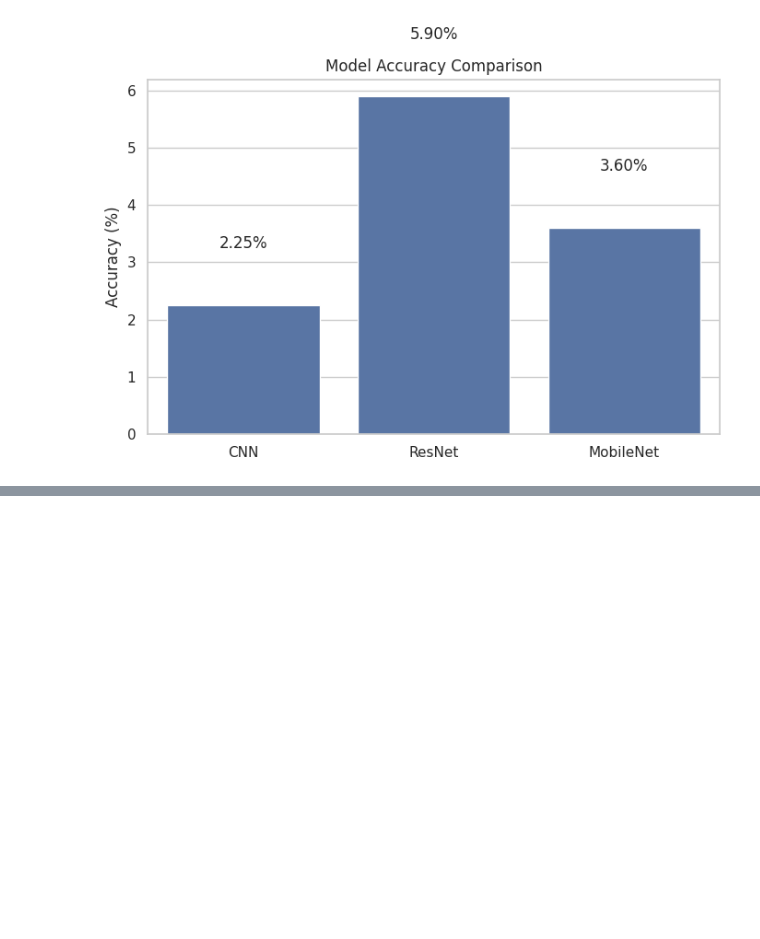
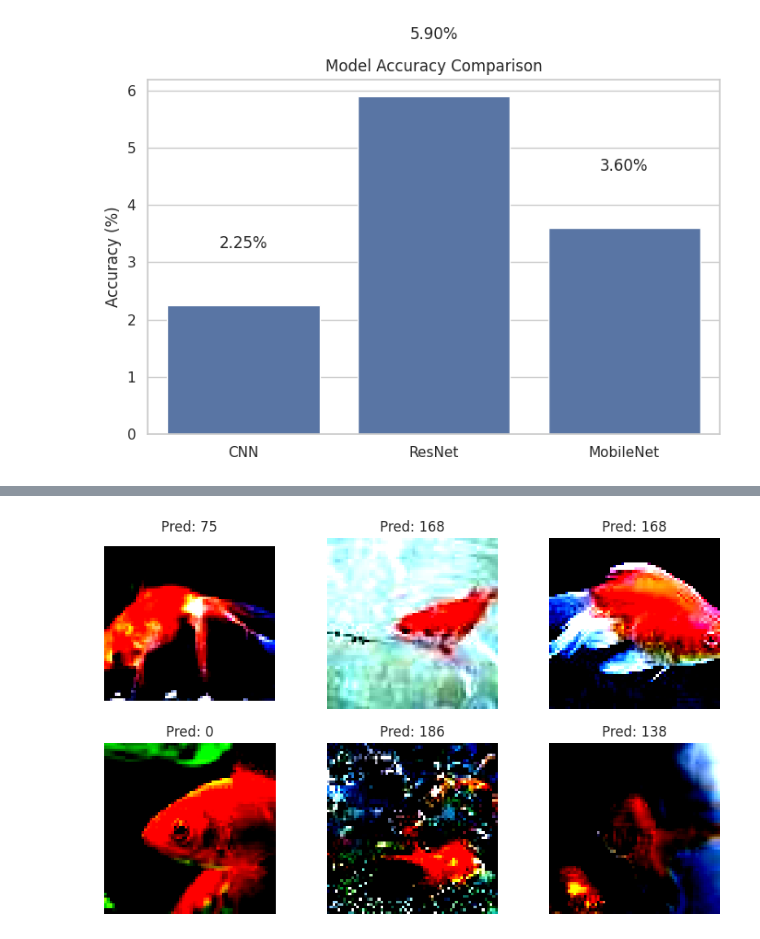
Before and after one commit to tensorbytes0202/Deep-learning, a Jupyter notebook: comparision.ipynb, the cells around one changed output, grey strips where cells are left out. Saved outputs shown, nothing was run; the diff lists cells and outputs as text; code cells hidden in the pictures; blank space fills up the shorter version.

```diff
--- a/comparision.ipynb
+++ b/comparision.ipynb
@@ -216,0 +331,25 @@ plt.show()
+# %%
+import matplotlib.pyplot as plt
+
+def show_predictions(model):
+    model.eval()
+    images, labels = next(iter(val_loader))
+
+    images = images.to(device)
+    outputs = model(images)
+    _, preds = torch.max(outputs,1)
+
+    images = images.cpu()
+
+    plt.figure(figsize=(10,6))
+
+    for i in range(6):
+        plt.subplot(2,3,i+1)
+        plt.imshow(images[i].permute(1,2,0))
+        plt.title(f"Pred: {preds[i].item()}")
+        plt.axis("off")
+
+    plt.show()
+
+show_predictions(resnet)
+# %% [output]
@@ -216,0 +362 @@ plt.show()
+[figure, added]
```
Also changed, not shown: parts of 7 cells of this notebook.
